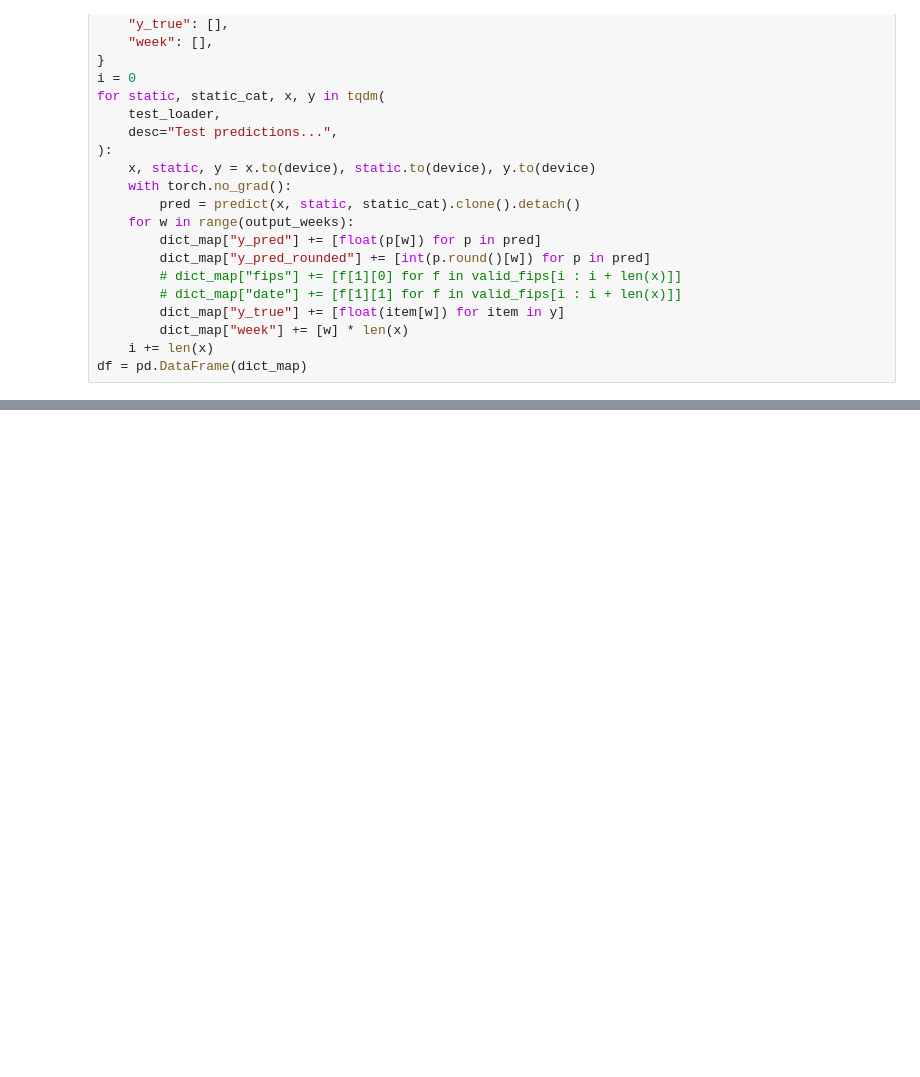
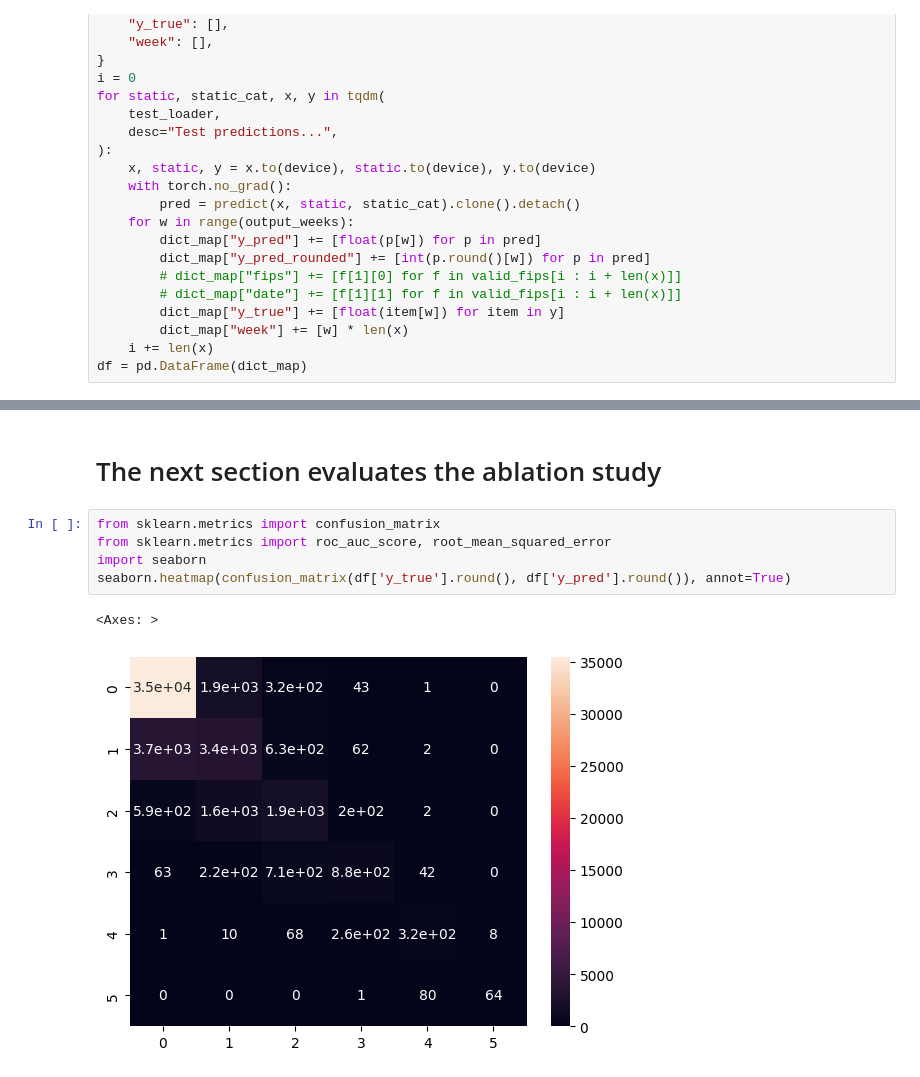
Before and after one commit to JulAgu/drought_pred_hybrid, a Jupyter notebook: notebooks/04-Evaluating_best_MH_Hyper.ipynb, the cells around one changed output, grey strips where cells are left out. Drawn from its saved outputs; the diff is of its cells as text; blank space fills up the shorter version.

```diff
--- a/notebooks/04-Evaluating_best_MH_Hyper.ipynb
+++ b/notebooks/04-Evaluating_best_MH_Hyper.ipynb
@@ -172,0 +174,10 @@ Week 6 MAE 0.369 F1 0.476
+# %% [markdown]
+# The next section evaluates the ablation study
+# %%
+from sklearn.metrics import confusion_matrix
+from sklearn.metrics import roc_auc_score, root_mean_squared_error
+import seaborn
+seaborn.heatmap(confusion_matrix(df['y_true'].round(), df['y_pred'].round()), annot=True)
+# %% [output]
+<Axes: >
+[figure, added]
```
Also changed, not shown: parts of 8 cells of this notebook, 4 other files.
